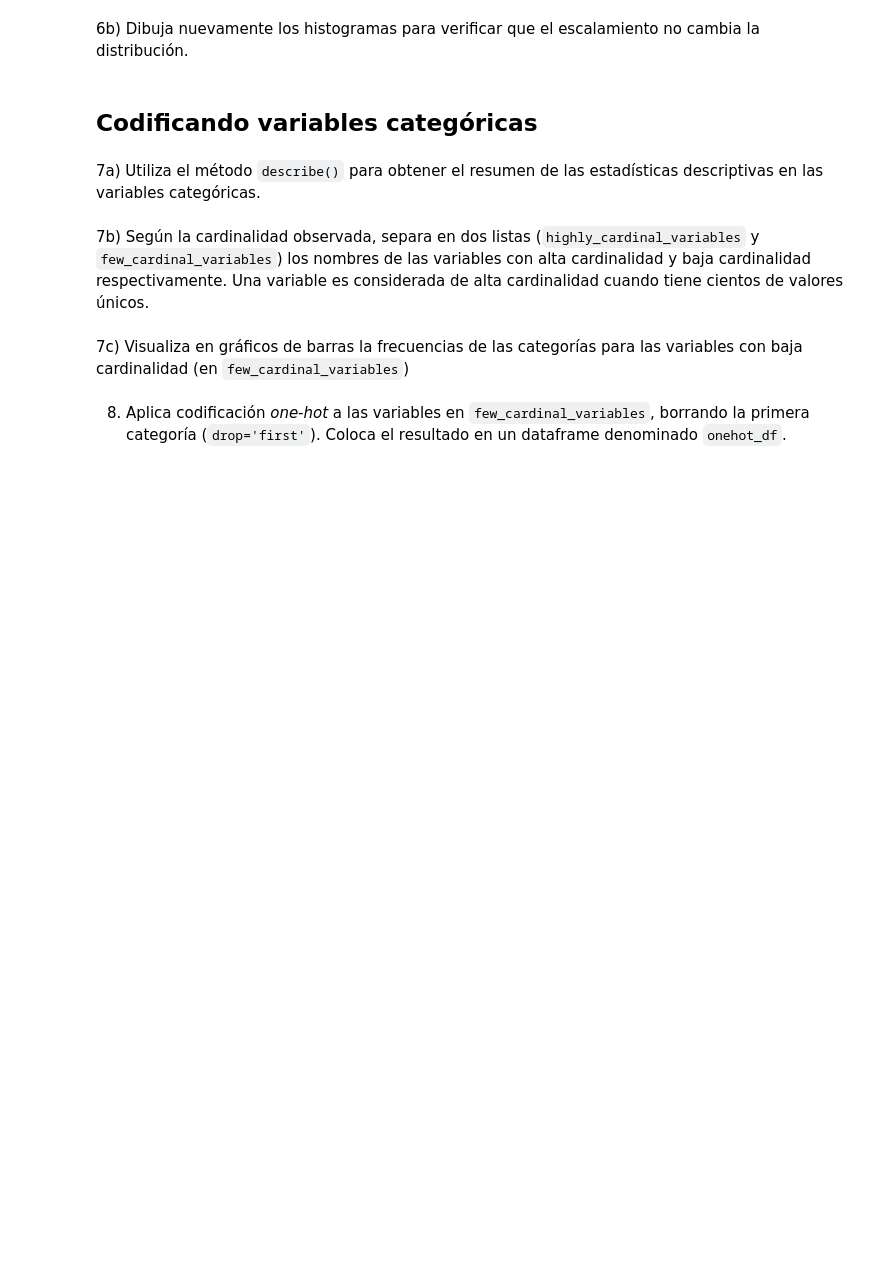
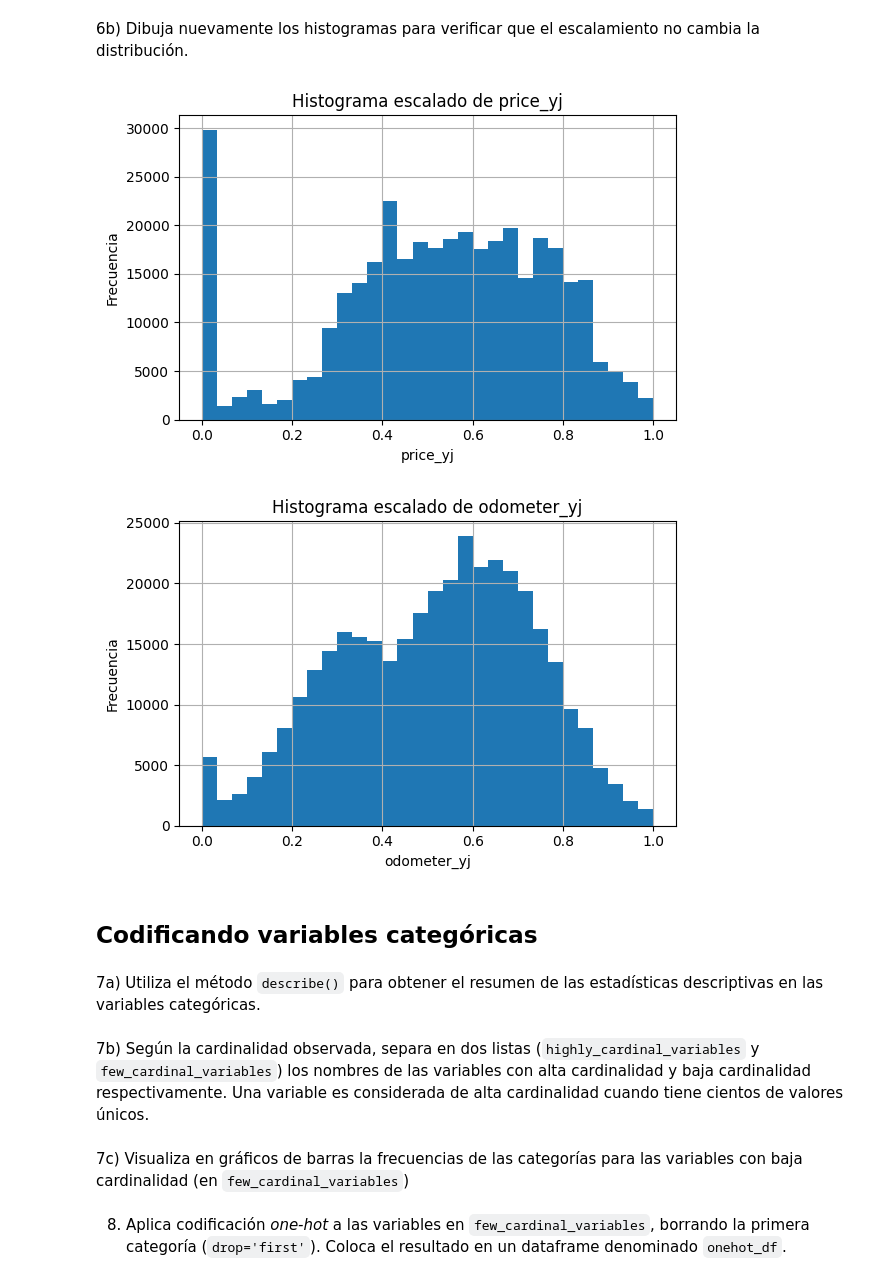
Before and after one commit to joer2040/MNA, a Jupyter notebook: Actividad6FE (1).ipynb, the cells around one changed output. Cells and saved outputs as stored; diff of their text form; code cells hidden in the pictures; blank space fills up the shorter version.

```diff
--- a/Actividad6FE (1).ipynb
+++ b/Actividad6FE (1).ipynb
@@ -344,3 +399,16 @@ Recuerda que en `PowerTransformer()` el parámetro `standardize` por defecto es
 ## Escalando variables numéricas
 # %% [markdown]
 6a) Como las tres variables poseen diferentes escalas, aplica el método Min-Max (al dataframe obtenido: `transf_df`) para que queden en el rango fijo [0 a 1]. Coloca el resultado en un dataframe denominado `minmax_df`.
+# %%
+
+from sklearn.preprocessing import MinMaxScaler
+import pandas as pd
+
+# Crear el escalador
+scaler = MinMaxScaler()
+
+# Ajustar y transformar transf_df
+scaled_data = scaler.fit_transform(transf_df)
+
+# Crear un nuevo DataFrame con los datos escalados
+minmax_df = pd.DataFrame(scaled_data, columns=transf_df.columns)
@@ -347,5 +427,20 @@ Recuerda que en `PowerTransformer()` el parámetro `standardize` por defecto es
 # %% [markdown]
 6b) Dibuja nuevamente los histogramas para verificar que el escalamiento no cambia la distribución.
+# %%
+import matplotlib.pyplot as plt
+
+for col in minmax_df.columns:
+    plt.figure(figsize=(6, 4))
+    minmax_df[col].hist(bins=30)
+    plt.title(f'Histograma escalado de {col}')
+    plt.xlabel(col)
+    plt.ylabel('Frecuencia')
+    plt.grid(True)
+    plt.tight_layout()
+    plt.show()
+# %% [output]
+[figure, added]
+[figure, added]
 # %% [markdown]
 ## Codificando variables categóricas
 # %% [markdown]
```
Also changed, not shown: parts of 5 cells of this notebook.
